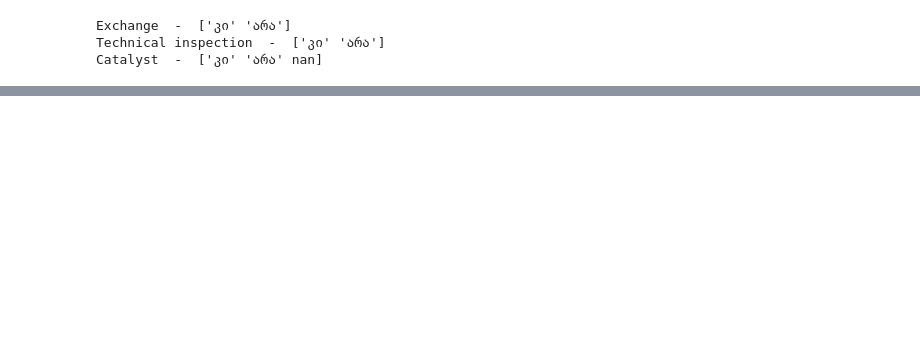
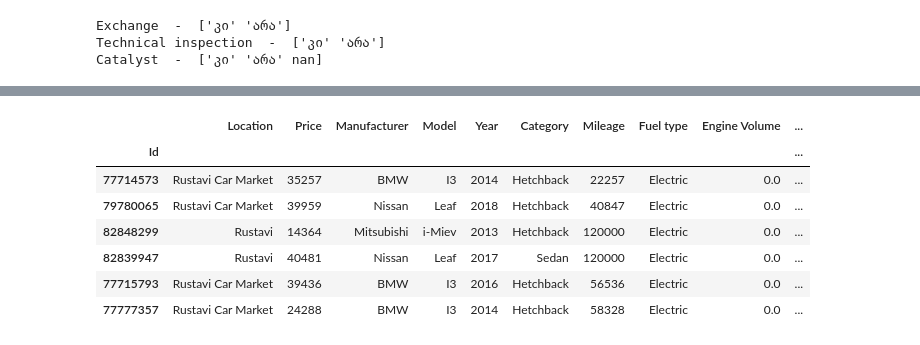
Before and after one commit to GiorgiChkhitunidze/Car-Prices-in-Georgia, a Jupyter notebook: Cleaning.ipynb, the cells around one changed output, grey strips where cells are left out. Drawn from its saved outputs; the diff is of its cells as text; code cells hidden in the pictures; blank space fills up the shorter version.

```diff
--- a/Cleaning.ipynb
+++ b/Cleaning.ipynb
@@ -1337,0 +1336,4 @@ df.to_csv('cars-eng.csv')
+# %%
+df = pd.read_csv("Data/cars-eng.csv", index_col='Id')
+# %%
+df = df.drop_duplicates()
@@ -1337,0 +1364,11 @@ df.to_csv('cars-eng.csv')
+# %%
+df.loc[df.Cylinders.isna()].iloc[:, :20]
+# %% [output]
+|  | Location | Price | Manufacturer | Model | Year | Category | Mileage | Fuel type | Engine Volume | ... |
+| Id |  |  |  |  |  |  |  |  |  | ... |
+| 77714573 | Rustavi Car Market | 35257 | BMW | I3 | 2014 | Hetchback | 22257 | Electric | 0.0 | ... |
+| 79780065 | Rustavi Car Market | 39959 | Nissan | Leaf | 2018 | Hetchback | 40847 | Electric | 0.0 | ... |
+| 82848299 | Rustavi | 14364 | Mitsubishi | i-Miev | 2013 | Hetchback | 120000 | Electric | 0.0 | ... |
+| 82839947 | Rustavi | 40481 | Nissan | Leaf | 2017 | Sedan | 120000 | Electric | 0.0 | ... |
+| 77715793 | Rustavi Car Market | 39436 | BMW | I3 | 2016 | Hetchback | 56536 | Electric | 0.0 | ... |
+| 77777357 | Rustavi Car Market | 24288 | BMW | I3 | 2014 | Hetchback | 58328 | Electric | 0.0 | ... |
```
Also changed, not shown: parts of 86 cells of this notebook.
